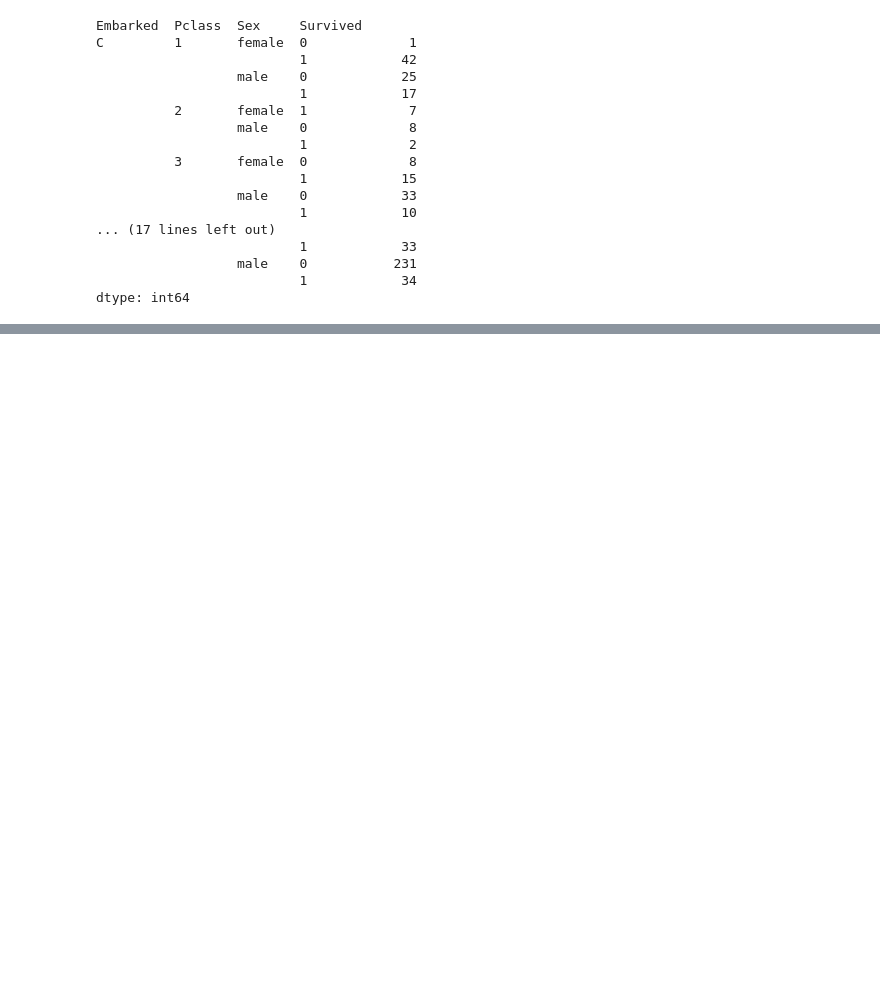
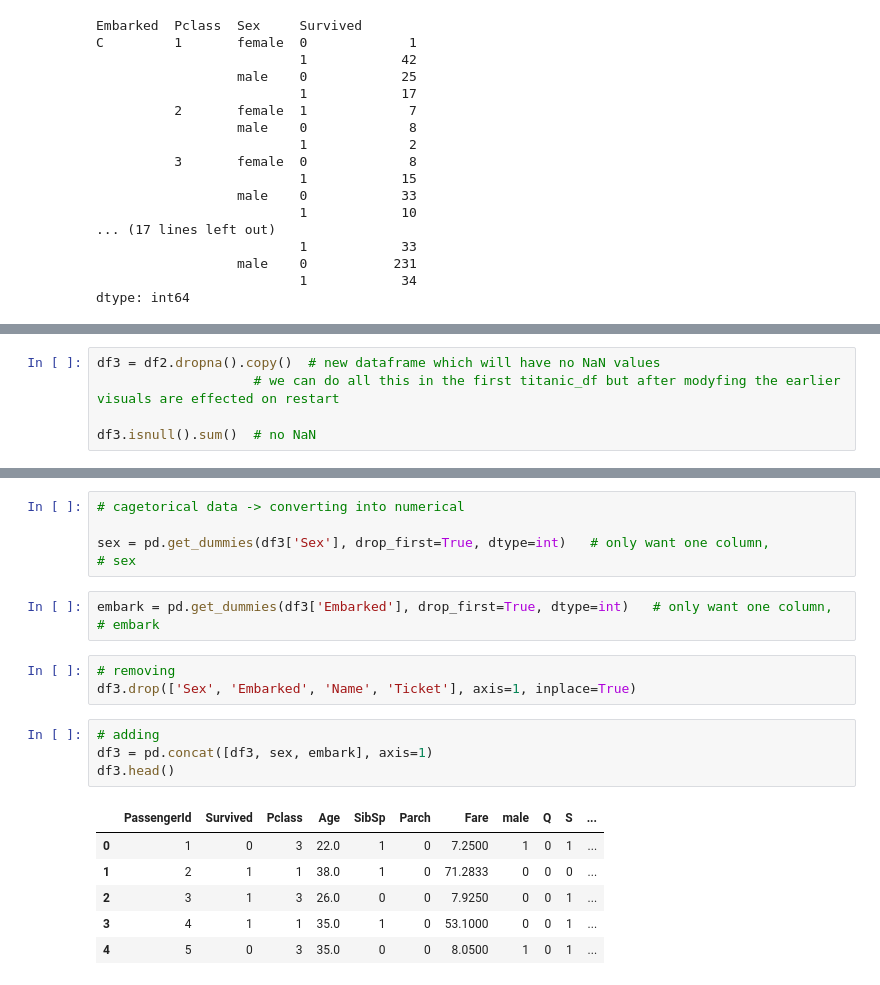
Before and after one commit to abhisheksinha27x/Data-Analysis-Projects, a Jupyter notebook: titanic/main.ipynb, the cells around one changed output, grey strips where cells are left out. Drawn from its saved outputs; the diff is of its cells as text; blank space fills up the shorter version.

Commit message:
data cleaning

```diff
--- a/titanic/main.ipynb
+++ b/titanic/main.ipynb
@@ -249,0 +341,5 @@ dtype: int64
+# %%
+df3 = df2.dropna().copy()  # new dataframe which will have no NaN values
+                    # we can do all this in the first titanic_df but after modyfing the earlier visuals are effected on restart
+
+df3.isnull().sum()  # no NaN
@@ -249,0 +359,22 @@ dtype: int64
+# %%
+# cagetorical data -> converting into numerical
+
+sex = pd.get_dummies(df3['Sex'], drop_first=True, dtype=int)   # only want one column,
+# sex
+# %%
+embark = pd.get_dummies(df3['Embarked'], drop_first=True, dtype=int)   # only want one column,
+# embark
+# %%
+# removing
+df3.drop(['Sex', 'Embarked', 'Name', 'Ticket'], axis=1, inplace=True)
+# %%
+# adding
+df3 = pd.concat([df3, sex, embark], axis=1)
+df3.head()
+# %% [output]
+|  | PassengerId | Survived | Pclass | Age | SibSp | Parch | Fare | male | Q | S | ... |
+| 0 | 1 | 0 | 3 | 22.0 | 1 | 0 | 7.2500 | 1 | 0 | 1 | ... |
+| 1 | 2 | 1 | 1 | 38.0 | 1 | 0 | 71.2833 | 0 | 0 | 0 | ... |
+| 2 | 3 | 1 | 3 | 26.0 | 0 | 0 | 7.9250 | 0 | 0 | 1 | ... |
+| 3 | 4 | 1 | 1 | 35.0 | 1 | 0 | 53.1000 | 0 | 0 | 1 | ... |
+| 4 | 5 | 0 | 3 | 35.0 | 0 | 0 | 8.0500 | 1 | 0 | 1 | ... |
```
Also changed, not shown: parts of 21 cells of this notebook.
